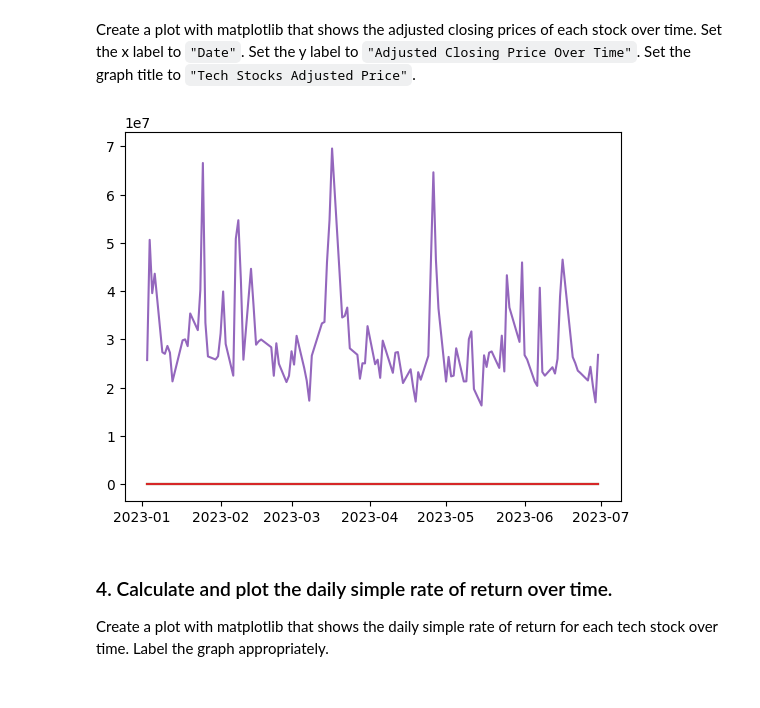
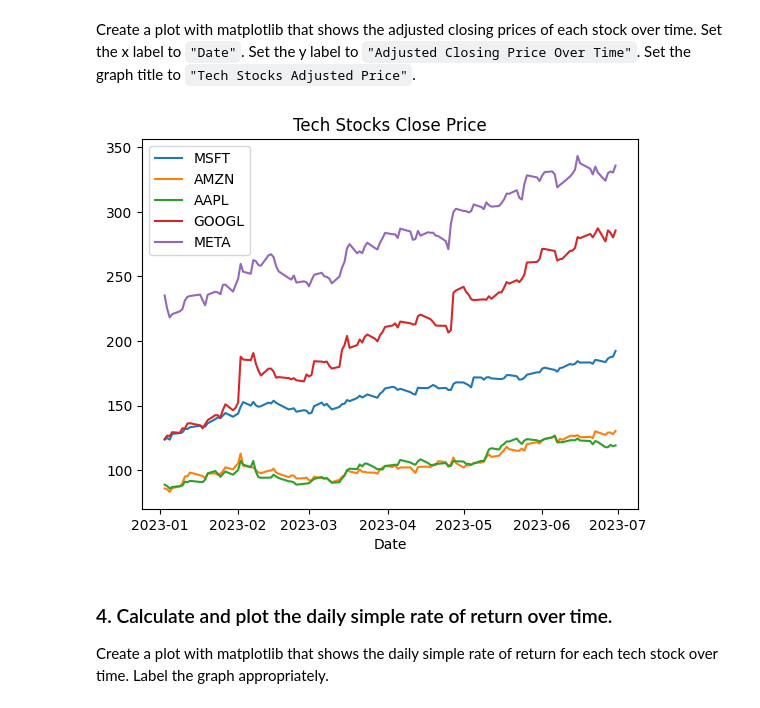
Before and after one commit to matt-wombat/computer-science-playground, a Jupyter notebook: courses/cc/projects/visualizing_tech_stocks/visualizing_tech_stocks_instructions.ipynb, the cells around one changed output. Cells and saved outputs as stored; diff of their text form; code cells hidden in the pictures.

Commit message:
add next step of visualizing tech stocks project

```diff
--- a/courses/cc/projects/visualizing_tech_stocks/visualizing_tech_stocks_instructions.ipynb
+++ b/courses/cc/projects/visualizing_tech_stocks/visualizing_tech_stocks_instructions.ipynb
@@ -95,11 +96,14 @@ stock_data.Close
 # %% [markdown]
 Create a plot with matplotlib that shows the adjusted closing prices of each stock over time. Set the x label to `"Date"`. Set the y label to `"Adjusted Closing Price Over Time"`. Set the graph title to `"Tech Stocks Adjusted Price"`.
 # %%
-plt.plot(stock_data)
+plt.plot(stock_data.Close)
+plt.title("Tech Stocks Close Price")
+plt.xlabel("Date")
+plt.legend(symbols)
 plt.show()
 %matplotlib inline
 # %% [output]
-[figure, old version]
+[figure, new version]
 # %% [markdown]
 ### 4. Calculate and plot the daily simple rate of return over time.
 Create a plot with matplotlib that shows the daily simple rate of return for each tech stock over time. Label the graph appropriately.
```
Also changed, not shown: parts of 3 cells of this notebook, 3 other files.
